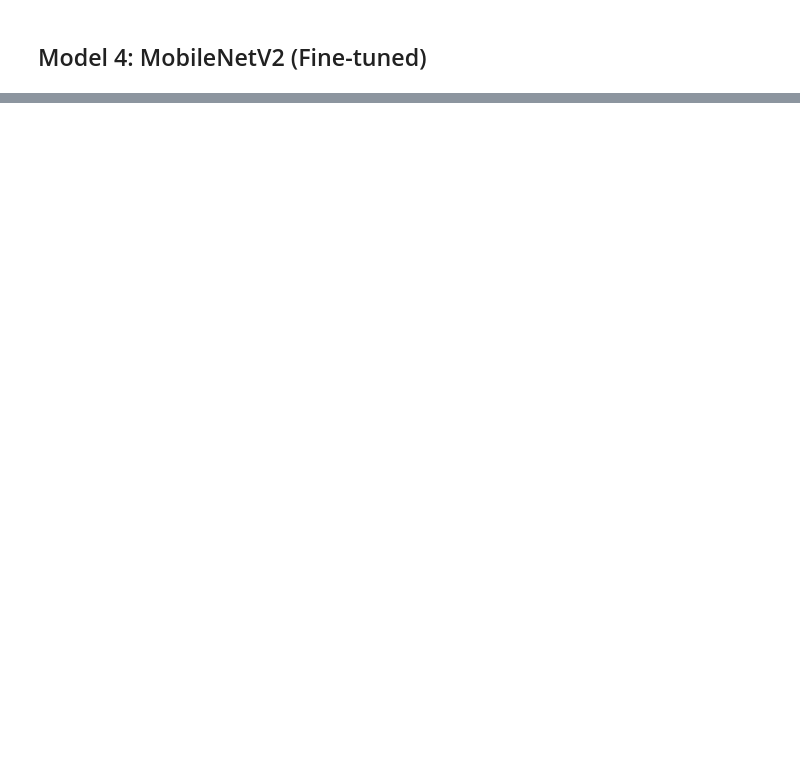
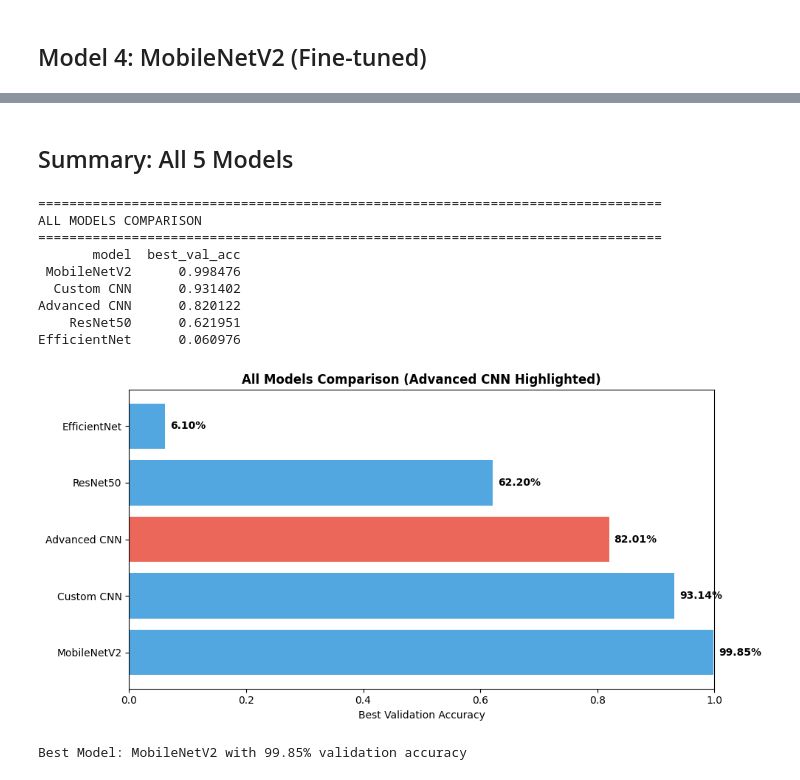
Before and after one commit to lequo-neu/IE7615_Discriminative_Project, a Jupyter notebook: notebooks/03_train_classification.ipynb, the cells around one changed output, grey strips where cells are left out. Cells and saved outputs as stored; diff of their text form; code cells hidden in the pictures; blank space fills up the shorter version.

```diff
--- a/notebooks/03_train_classification.ipynb
+++ b/notebooks/03_train_classification.ipynb
@@ -220,7 +239,7 @@ print("TRAINING RESNET50")
 print("="*80)
 
 callbacks_resnet = [
-    ModelCheckpoint(str(MODELS_PATH / 'resnet50_best.h5'), monitor='val_accuracy',
+    ModelCheckpoint(str(MODELS_PATH / 'resnet50_best.keras'), monitor='val_accuracy',
                     save_best_only=True, verbose=1),
     EarlyStopping(monitor='val_accuracy', patience=10, restore_best_weights=True, verbose=1),
     ReduceLROnPlateau(monitor='val_loss', factor=0.5, patience=3, verbose=1)
@@ -231,5 +250,5 @@ history_resnet = model_resnet.fit(
     callbacks=callbacks_resnet, verbose=1
 )
 
-model_resnet.save(MODELS_PATH / 'resnet50_last.h5')
+model_resnet.save(MODELS_PATH / 'resnet50_last.keras')
 print(f"\nBest: {max(history_resnet.history['val_accuracy']):.4f}")
@@ -271,7 +311,7 @@ print("TRAINING EFFICIENTNET-B0")
 print("="*80)
 
 callbacks_eff = [
-    ModelCheckpoint(str(MODELS_PATH / 'efficientnet_best.h5'), monitor='val_accuracy',
+    ModelCheckpoint(str(MODELS_PATH / 'efficientnet_best.keras'), monitor='val_accuracy',
                     save_best_only=True, verbose=1),
     EarlyStopping(monitor='val_accuracy', patience=10, restore_best_weights=True, verbose=1),
     ReduceLROnPlateau(monitor='val_loss', factor=0.5, patience=3, verbose=1)
@@ -282,5 +322,5 @@ history_eff = model_eff.fit(
     callbacks=callbacks_eff, verbose=1
 )
 
-model_eff.save(MODELS_PATH / 'efficientnet_last.h5')
+model_eff.save(MODELS_PATH / 'efficientnet_last.keras')
 print(f"\nBest: {max(history_eff.history['val_accuracy']):.4f}")
@@ -322,7 +383,7 @@ print("TRAINING MOBILENETV2")
 print("="*80)
 
 callbacks_mobile = [
-    ModelCheckpoint(str(MODELS_PATH / 'mobilenet_best.h5'), monitor='val_accuracy',
+    ModelCheckpoint(str(MODELS_PATH / 'mobilenet_best.keras'), monitor='val_accuracy',
                     save_best_only=True, verbose=1),
     EarlyStopping(monitor='val_accuracy', patience=10, restore_best_weights=True, verbose=1),
     ReduceLROnPlateau(monitor='val_loss', factor=0.5, patience=3, verbose=1)
@@ -333,5 +394,5 @@ history_mobile = model_mobile.fit(
     callbacks=callbacks_mobile, verbose=1
 )
 
-model_mobile.save(MODELS_PATH / 'mobilenet_last.h5')
+model_mobile.save(MODELS_PATH / 'mobilenet_last.keras')
 print(f"\nBest: {max(history_mobile.history['val_accuracy']):.4f}")
@@ -366,0 +683,58 @@ print(f"\nCurrent best: {best['model']} at {best['best_val_acc']:.1%}")
+# %% [markdown]
+## Summary: All 5 Models
+# %%
+# Updated summary including Advanced CNN
+try:
+    all_results = [
+        {'model': 'Custom CNN', 'best_val_acc': max(history_cnn.history['val_accuracy'])},
+        {'model': 'ResNet50', 'best_val_acc': max(history_resnet.history['val_accuracy'])},
+        {'model': 'EfficientNet', 'best_val_acc': max(history_eff.history['val_accuracy'])},
+        {'model': 'MobileNetV2', 'best_val_acc': max(history_mobile.history['val_accuracy'])},
+        {'model': 'Advanced CNN', 'best_val_acc': max(history_advanced.history['val_accuracy'])},
+    ]
+except:
+    all_results = [
+        {'model': 'Advanced CNN', 'best_val_acc': max(history_advanced.history['val_accuracy'])},
+    ]
+    print("Note: Some model histories not available. Showing Advanced CNN only.")
+
+df_all = pd.DataFrame(all_results).sort_values('best_val_acc', ascending=False)
+print("\n" + "="*80)
+print("ALL MODELS COMPARISON")
+print("="*80)
+print(df_all.to_string(index=False))
+
+# Bar chart
+plt.figure(figsize=(10, 5))
+colors = ['#e74c3c' if 'Advanced' in m else '#3498db' for m in df_all['model']]
+bars = plt.barh(df_all['model'], df_all['best_val_acc'], color=colors, alpha=0.85)
+plt.xlabel('Best Validation Accuracy')
+plt.title('All Models Comparison (Advanced CNN Highlighted)', fontweight='bold')
+plt.xlim([0, 1])
+
+for bar, acc in zip(bars, df_all['best_val_acc']):
+    width = bar.get_width()
+    plt.annotate(f'{acc:.2%}',
+                xy=(width, bar.get_y() + bar.get_height()/2),
+                xytext=(5, 0),
+                textcoords="offset points",
+                ha='left', va='center', fontsize=10, fontweight='bold')
+
+plt.tight_layout()
+plt.savefig(LOGS_PATH / 'all_models_comparison.png', dpi=150, bbox_inches='tight')
+plt.show()
+
+best = df_all.iloc[0]
+print(f"\nBest Model: {best['model']} with {best['best_val_acc']:.2%} validation accuracy")
+# %% [output]
+================================================================================
+ALL MODELS COMPARISON
+================================================================================
+       model  best_val_acc
+ MobileNetV2      0.998476
+  Custom CNN      0.931402
+Advanced CNN      0.820122
+    ResNet50      0.621951
+EfficientNet      0.060976
+[figure, added]
+Best Model: MobileNetV2 with 99.85% validation accuracy
```
Also changed, not shown: parts of 20 cells of this notebook, 17 other files.
